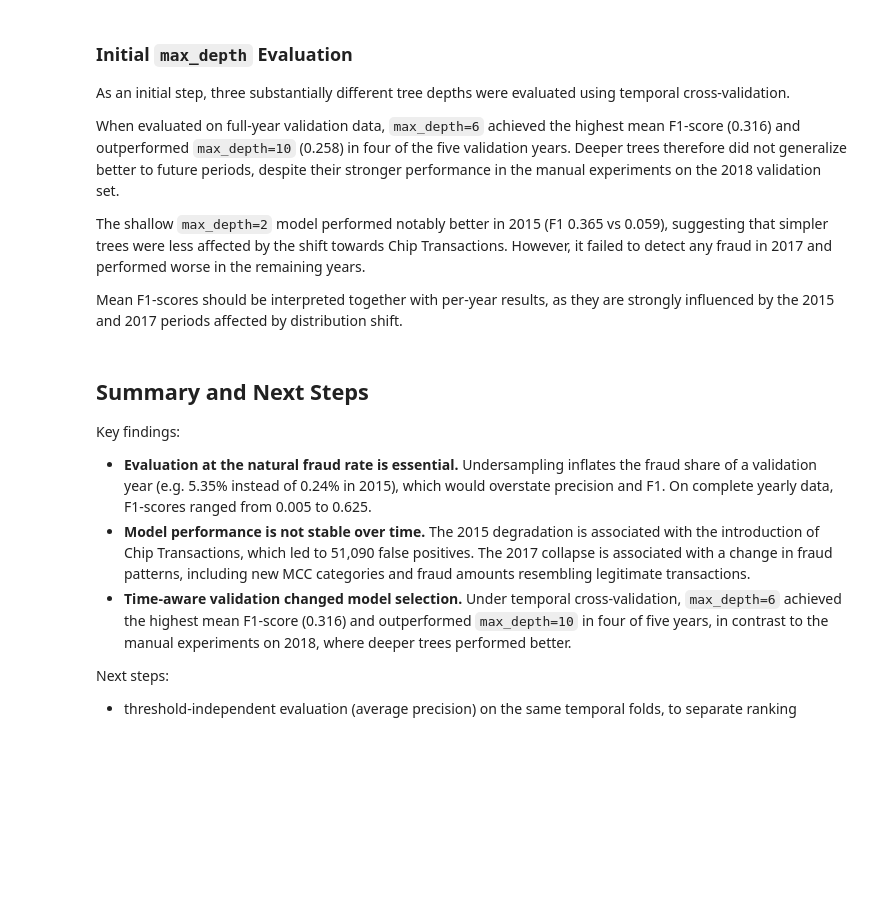
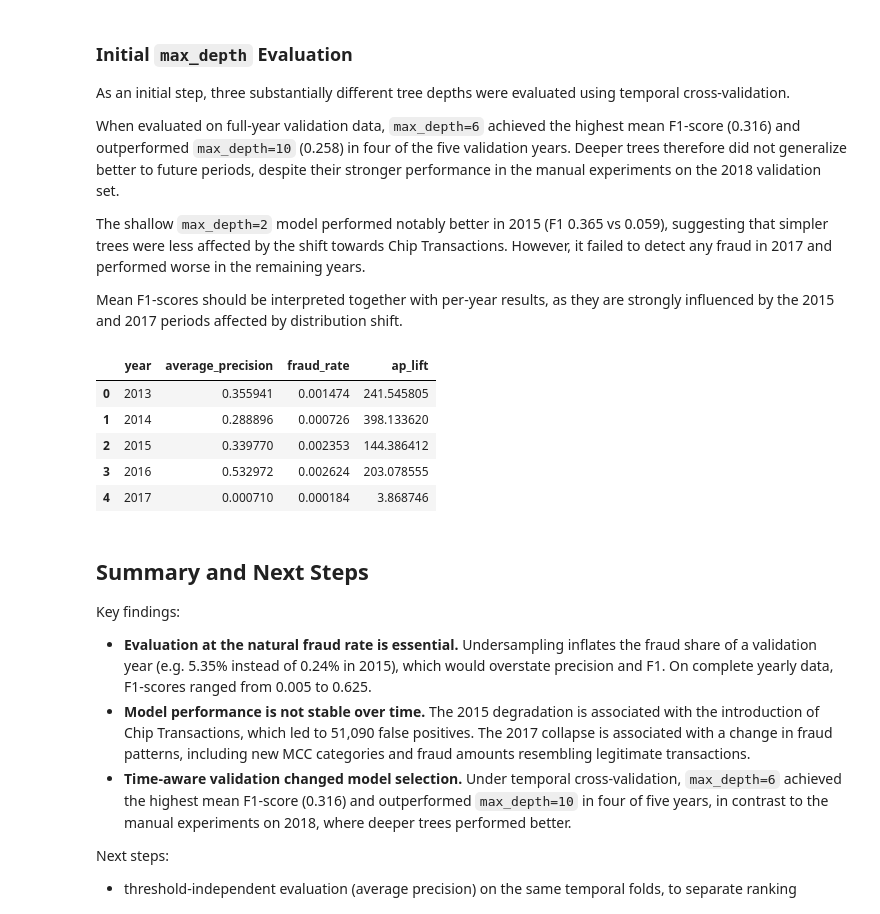
Before and after one commit to martynawieruszewska/finsight-fintech-analytics, a Jupyter notebook: notebooks/ml/06_temporal_validation.ipynb, the cells around one changed output. Saved outputs shown, nothing was run; the diff lists cells and outputs as text; code cells hidden in the pictures; blank space fills up the shorter version.

Commit message:
average precision score per year

```diff
--- a/notebooks/ml/06_temporal_validation.ipynb
+++ b/notebooks/ml/06_temporal_validation.ipynb
@@ -1009,6 +1010,38 @@ When evaluated on full-year validation data, `max_depth=6` achieved the highest
 The shallow `max_depth=2` model performed notably better in 2015 (F1 0.365 vs 0.059), suggesting that simpler trees were less affected by the shift towards Chip Transactions. However, it failed to detect any fraud in 2017 and performed worse in the remaining years.
 
 Mean F1-scores should be interpreted together with per-year results, as they are strongly influenced by the 2015 and 2017 periods affected by distribution shift.
+# %%
+ap_results = []
+fold_scores = {}
+
+for (train_indices, _), year in zip(folds, validation_years):
+    X_train, y_train, X_val, y_val = prepare_fold(train_indices, year)
+
+    gb = GradientBoostingClassifier(max_depth=6, random_state=42)
+    gb.fit(X_train, y_train)
+
+    scores = gb.predict_proba(X_val)[:, 1]
+    fold_scores[year] = scores
+
+    average_precision = average_precision_score(y_val, scores)
+    fraud_rate = y_val.mean()
+
+    ap_results.append({
+        "year": year,
+        "average_precision": average_precision,
+        "fraud_rate": fraud_rate,
+        "ap_lift": average_precision / fraud_rate
+    })
+
+ap_results = pd.DataFrame(ap_results)
+ap_results
+# %% [output]
+|  | year | average_precision | fraud_rate | ap_lift |
+| 0 | 2013 | 0.355941 | 0.001474 | 241.545805 |
+| 1 | 2014 | 0.288896 | 0.000726 | 398.133620 |
+| 2 | 2015 | 0.339770 | 0.002353 | 144.386412 |
+| 3 | 2016 | 0.532972 | 0.002624 | 203.078555 |
+| 4 | 2017 | 0.000710 | 0.000184 | 3.868746 |
 # %% [markdown]
 ## Summary and Next Steps
 
```
Also changed, not shown: parts of 1 cell of this notebook.
